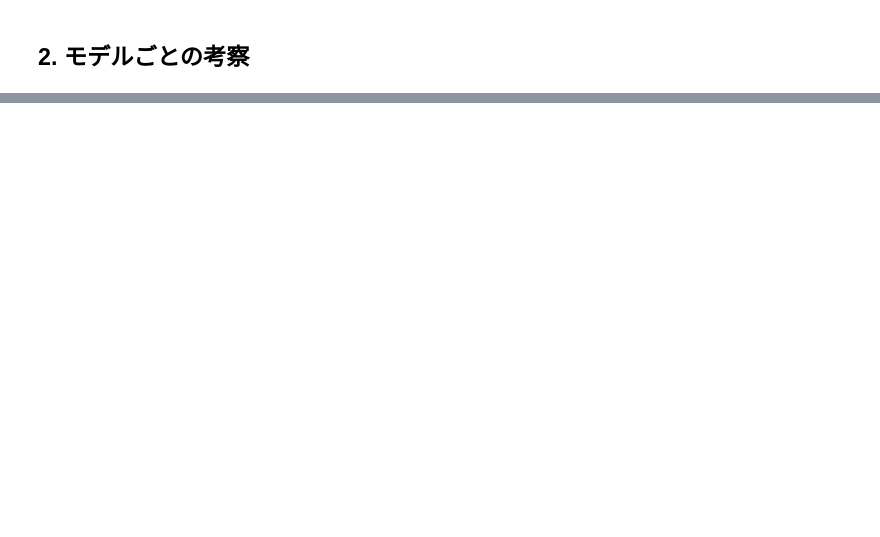
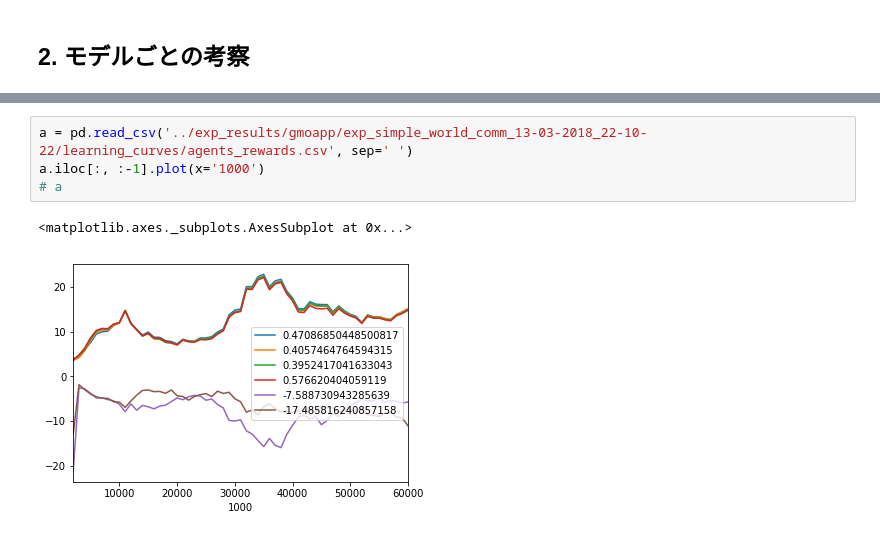
Before and after one commit to jkatsuta/exp-18-1q, a Jupyter notebook: maddpg/experiments/my_notes/ana1_exp1.ipynb, the cells around one changed output, grey strips where cells are left out. Saved outputs shown, nothing was run; the diff lists cells and outputs as text; blank space fills up the shorter version.

```diff
--- a/maddpg/experiments/my_notes/ana1_exp1.ipynb
+++ b/maddpg/experiments/my_notes/ana1_exp1.ipynb
@@ -121,0 +197,7 @@ play_video(fn_video)
+# %%
+a = pd.read_csv('../exp_results/gmoapp/exp_simple_world_comm_13-03-2018_22-10-22/learning_curves/agents_rewards.csv', sep=' ')
+a.iloc[:, :-1].plot(x='1000')
+# a
+# %% [output]
+<matplotlib.axes._subplots.AxesSubplot at 0x...>
+[figure, added]
```
Also changed, not shown: parts of 18 cells of this notebook, 57 other files.
